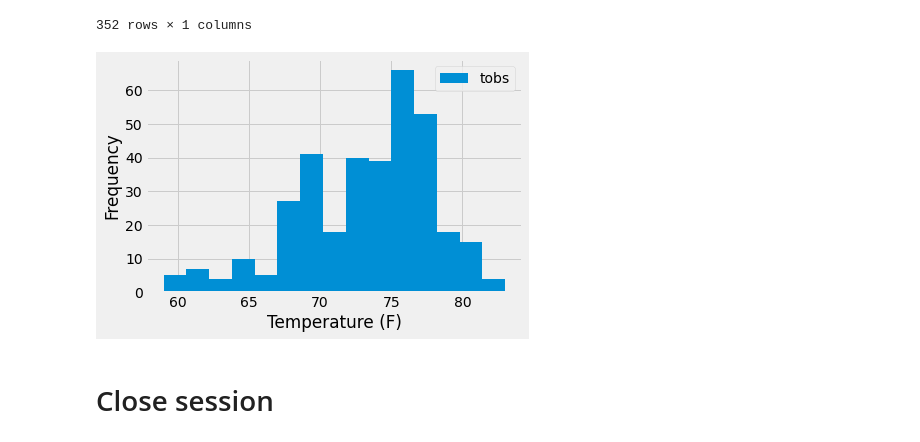
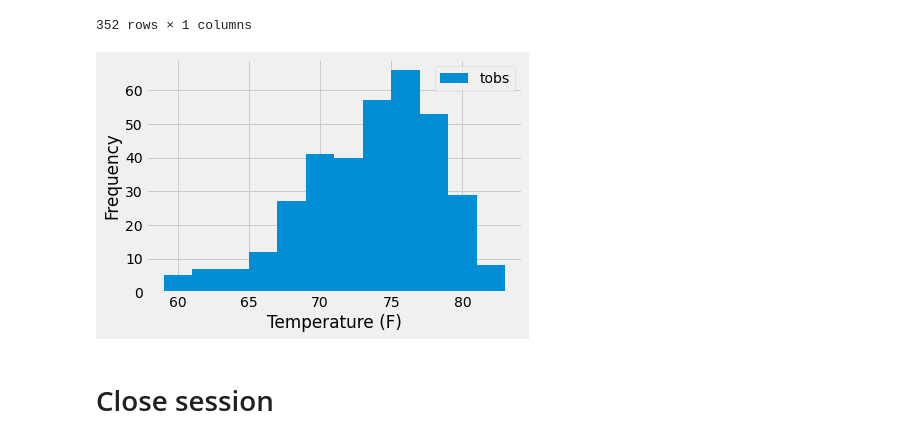
Before and after one commit to Ryan-Essss/sqlalchemy-challenge, a Jupyter notebook: climate_starter.ipynb, the cells around one changed output. Cells and saved outputs as stored; diff of their text form; code cells hidden in the pictures.

```diff
--- a/climate_starter.ipynb
+++ b/climate_starter.ipynb
@@ -212,16 +212,16 @@ tobs_df
 # %%
 # Using the most active station id
 # Query the last 12 months of temperature observation data for this
 # station and plot the results as a histogram
 
-tobs_df['tobs'].plot.hist(bins=15)
+tobs_df['tobs'].plot.hist(bins=12)
 
 plt.xlabel('Temperature (F)')
 plt.ylabel('Frequency')
 plt.legend(['tobs'])
 plt.show()
 # %% [output]
-[figure, old version]
+[figure, new version]
 # %% [markdown]
 # Close session
 # %%
```
Also changed, not shown: 3 other files.
